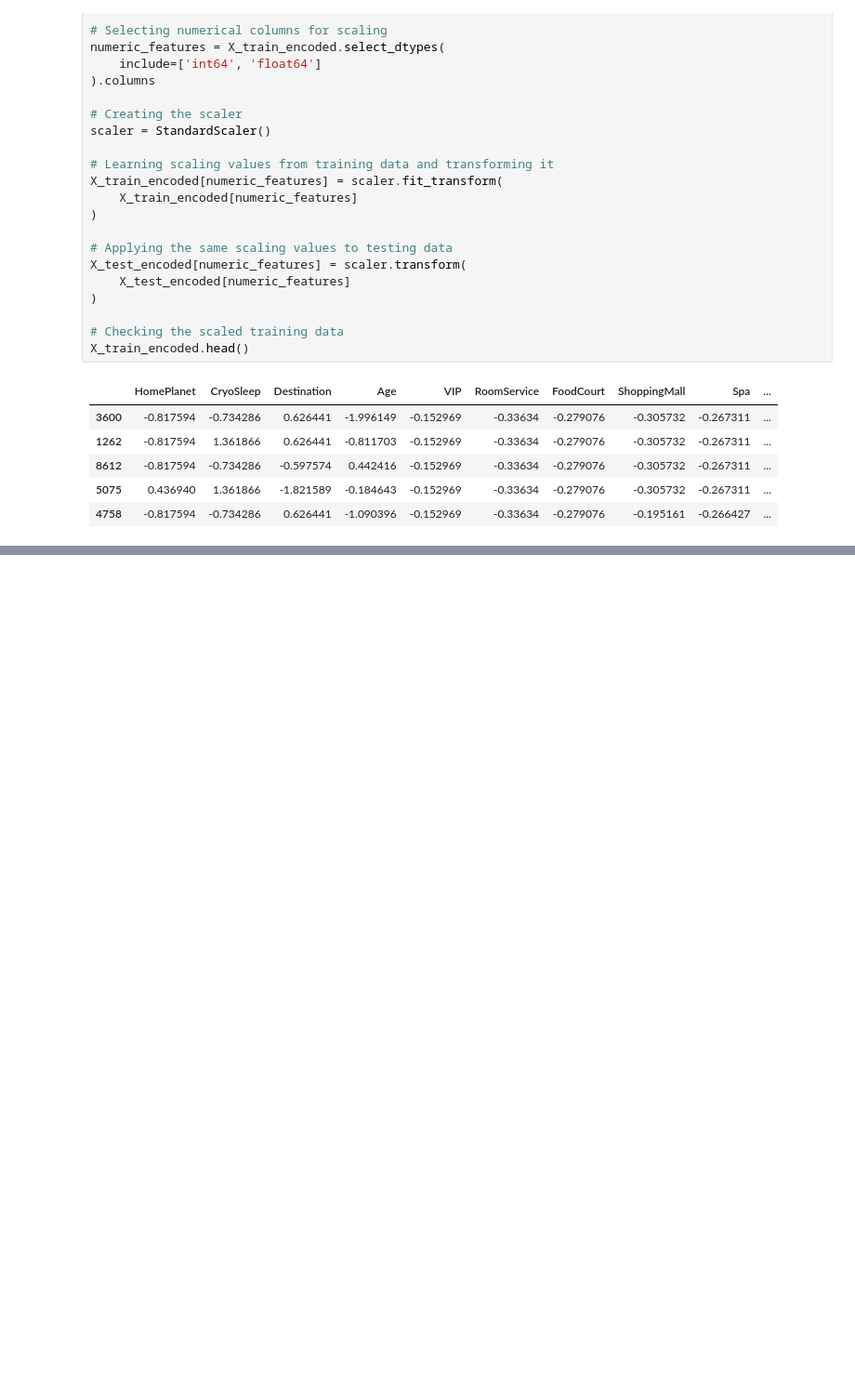
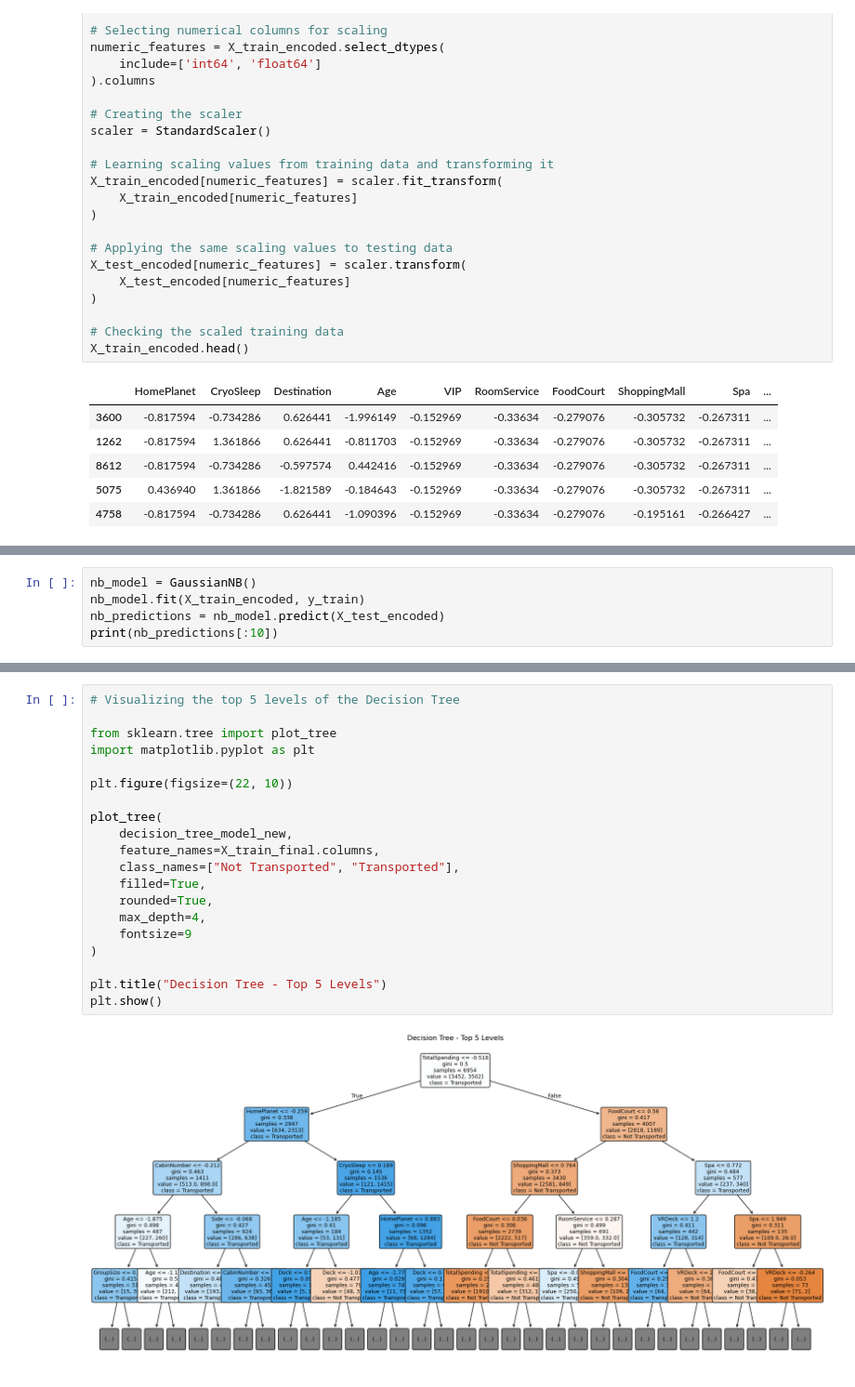
Before and after one commit to PragatiTripathi000/Spaceship-Titanic-ML, a Jupyter notebook: notebooks/spaceship_titanic_analysis.ipynb, the cells around one changed output, grey strips where cells are left out. Shown at 93% size. Cells and saved outputs as stored; diff of their text form; blank space fills up the shorter version.

```diff
--- a/notebooks/spaceship_titanic_analysis.ipynb
+++ b/notebooks/spaceship_titanic_analysis.ipynb
@@ -544,0 +564,5 @@ X_train_encoded.head()
+# %%
+nb_model = GaussianNB()
+nb_model.fit(X_train_encoded, y_train)
+nb_predictions = nb_model.predict(X_test_encoded)
+print(nb_predictions[:10])
@@ -544,0 +1067,22 @@ X_train_encoded.head()
+# %%
+# Visualizing the top 5 levels of the Decision Tree
+
+from sklearn.tree import plot_tree
+import matplotlib.pyplot as plt
+
+plt.figure(figsize=(22, 10))
+
+plot_tree(
+    decision_tree_model_new,
+    feature_names=X_train_final.columns,
+    class_names=["Not Transported", "Transported"],
+    filled=True,
+    rounded=True,
+    max_depth=4,
+    fontsize=9
+)
+
+plt.title("Decision Tree - Top 5 Levels")
+plt.show()
+# %% [output]
+[figure, added]
```
Also changed, not shown: parts of 31 cells of this notebook.
